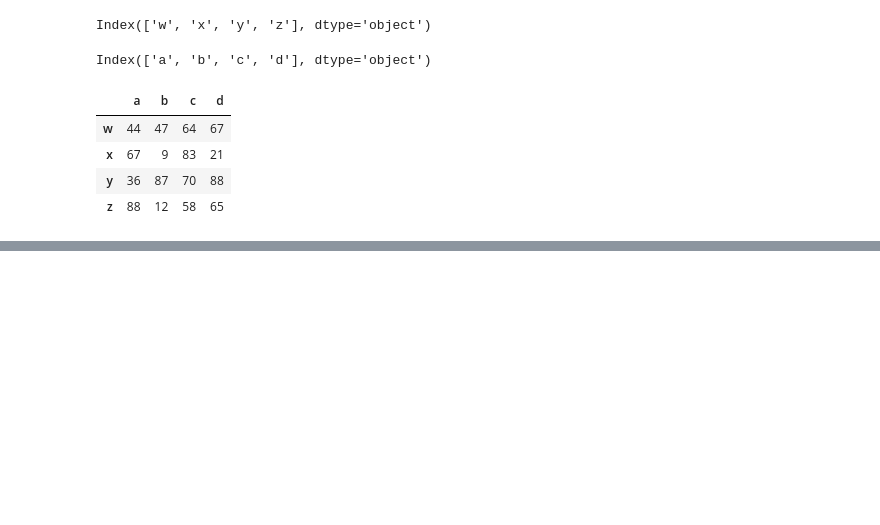
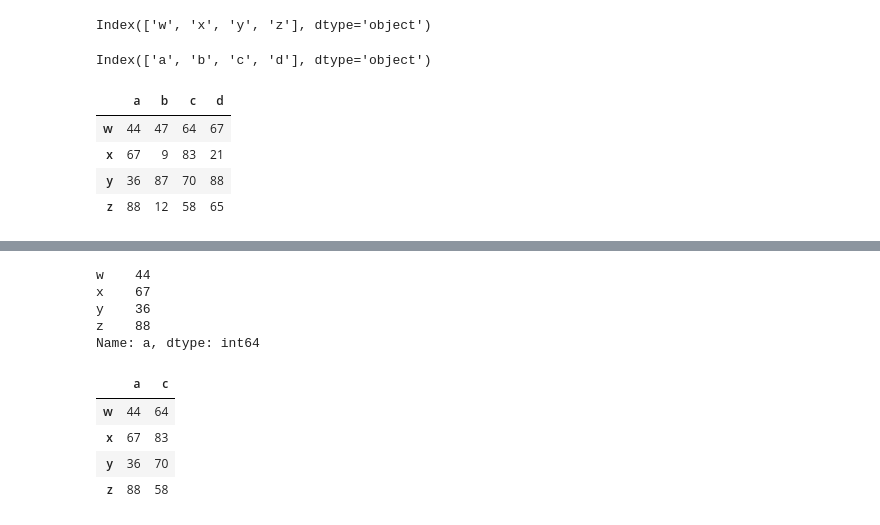
Before and after one commit to sumanthkm/Cisco-2021-12Dec-13, a Jupyter notebook: Cisco-2021-12Dec-14.ipynb, the cells around one changed output, grey strips where cells are left out. Cells and saved outputs as stored; diff of their text form; code cells hidden in the pictures; blank space fills up the shorter version.

```diff
--- a/Cisco-2021-12Dec-14.ipynb
+++ b/Cisco-2021-12Dec-14.ipynb
@@ -545,0 +566,17 @@ df
+# %%
+# retrieve a column with []
+df['a']
+# %% [output]
+w    44
+x    67
+y    36
+z    88
+Name: a, dtype: int64
+# %%
+df[['a', 'c']]
+# %% [output]
+|  | a | c |
+| w | 44 | 64 |
+| x | 67 | 83 |
+| y | 36 | 70 |
+| z | 88 | 58 |
```
Also changed, not shown: parts of 4 cells of this notebook.
